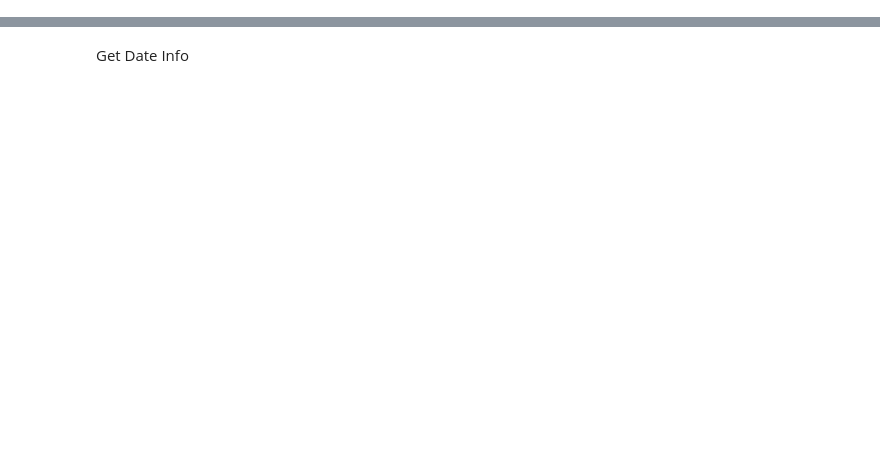
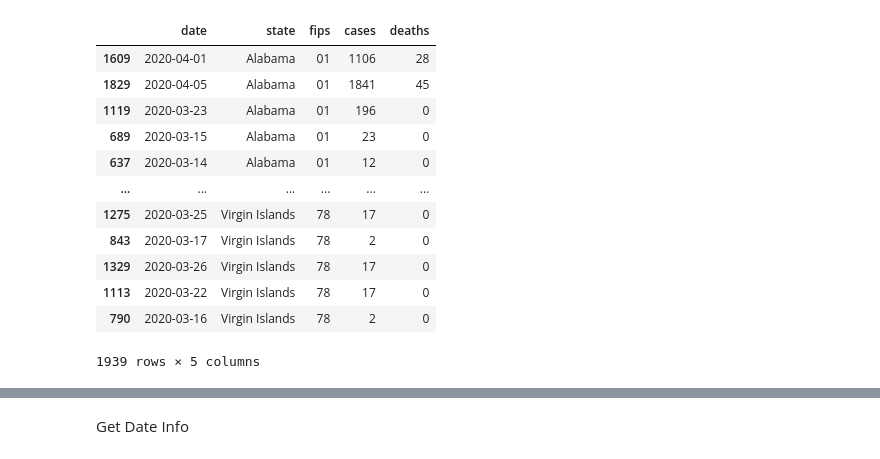
Before and after one commit to cybergis/wherecovid19_webapp, a Jupyter notebook: preprocessing/states_new.ipynb, the cells around one changed output, grey strips where cells are left out. Saved outputs shown, nothing was run; the diff lists cells and outputs as text; code cells hidden in the pictures; blank space fills up the shorter version.

```diff
--- a/preprocessing/states_new.ipynb
+++ b/preprocessing/states_new.ipynb
@@ -6,13 +6,27 @@ import geopandas as gpd
 # %%
 df_states_original = pd.read_csv("./us-states.csv", dtype={"date": np.string_,
                                                              "state": np.string_,
                                                              "fips": np.string_,
                                                             "cases": np.int32,
                                                             "deaths": np.int32})
 df_states_original.sort_values("fips", ascending=True)
-#Replaces any nan to 0
-if df_states_original.isnull().values.any():
-    df_states_original.replace(np.nan, 0)
+# #Replaces any nan to 0
+# if df_states_original.isnull().values.any():
+#     df_states_original.replace(np.nan, None)
+# %% [output]
+|  | date | state | fips | cases | deaths |
+| 1609 | 2020-04-01 | Alabama | 01 | 1106 | 28 |
+| 1829 | 2020-04-05 | Alabama | 01 | 1841 | 45 |
+| 1119 | 2020-03-23 | Alabama | 01 | 196 | 0 |
+| 689 | 2020-03-15 | Alabama | 01 | 23 | 0 |
+| 637 | 2020-03-14 | Alabama | 01 | 12 | 0 |
+| ... | ... | ... | ... | ... | ... |
+| 1275 | 2020-03-25 | Virgin Islands | 78 | 17 | 0 |
+| 843 | 2020-03-17 | Virgin Islands | 78 | 2 | 0 |
+| 1329 | 2020-03-26 | Virgin Islands | 78 | 17 | 0 |
+| 1113 | 2020-03-22 | Virgin Islands | 78 | 17 | 0 |
+| 790 | 2020-03-16 | Virgin Islands | 78 | 2 | 0 |
+1939 rows × 5 columns
 # %%
 pivot_states = pd.pivot_table(df_states_original , index=['state','fips'],
                        columns=['date'])
```
Also changed, not shown: parts of 15 cells of this notebook, 4 other files.
